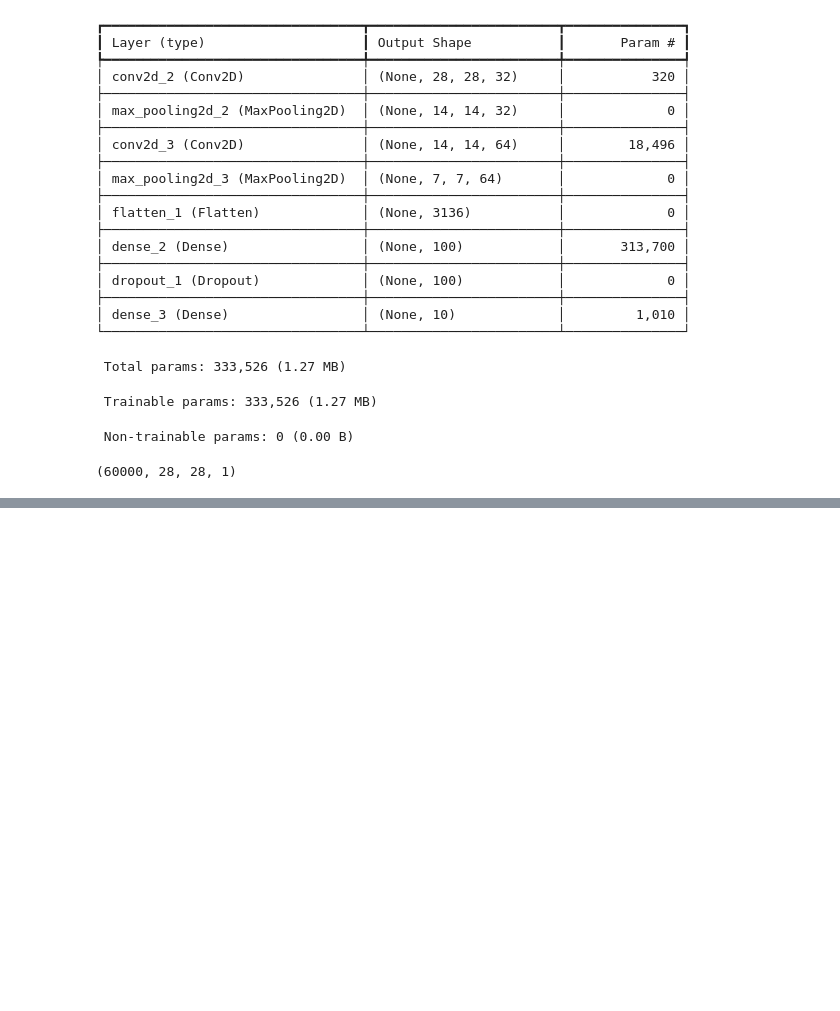
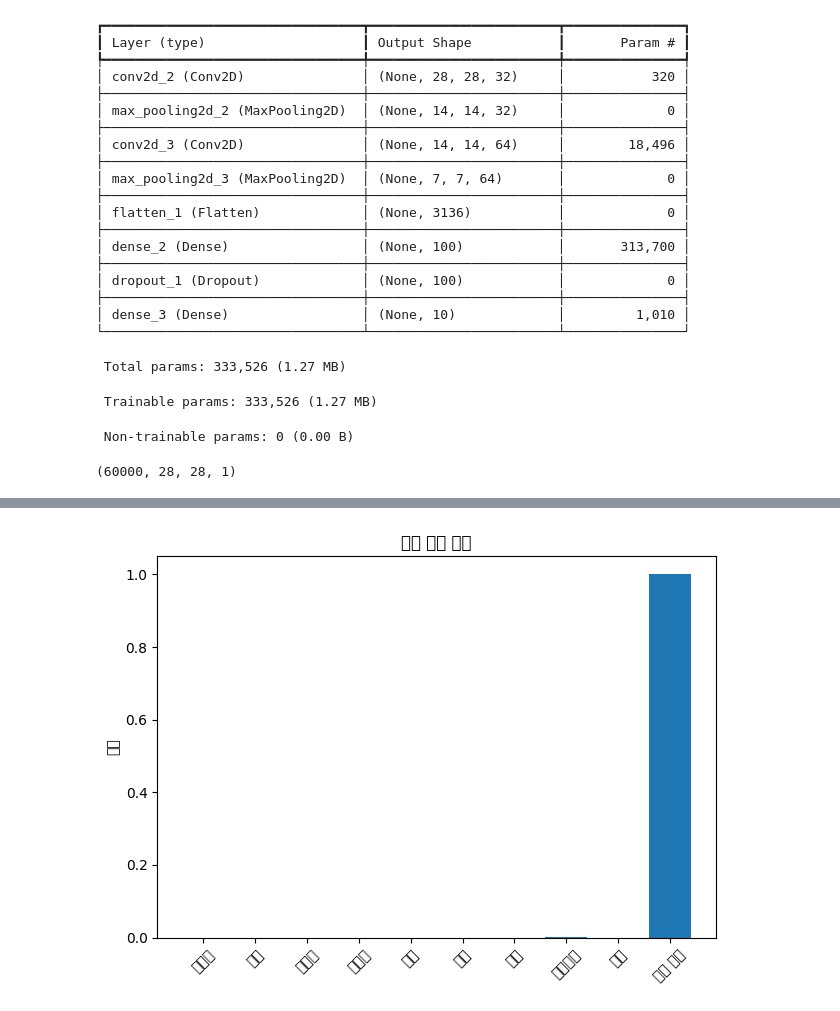
Before and after one commit to HyeokJung803/deeplearning, a Jupyter notebook: dl04-CNN.ipynb, the cells around one changed output, grey strips where cells are left out. Cells and saved outputs as stored; diff of their text form; code cells hidden in the pictures; blank space fills up the shorter version.

```diff
--- a/dl04-CNN.ipynb
+++ b/dl04-CNN.ipynb
@@ -123,0 +125,8 @@ model.evaluate()
+# %%
+import numpy as np
+preds = model.predict(test_scaled[0:1]) # 예측 (softmax로 10개의 클래스 확률 반환)
+np.argmax(preds) #9번
+
+classes = ['티셔츠', '바지', '스웨터', '드레스', '코트',
+           '샌달', '셔츠', '스니커즈', '가방', '앵클 부츠']
+classes[np.argmax(preds)] # 첫번째 사진의 예측 값은 앵클 부츠
@@ -123,0 +136,9 @@ model.evaluate()
+# %%
+plt.bar(range(1, 11), preds[0])
+plt.xticks(range(1, 11), classes, rotation=45)
+plt.ylabel('확률')
+plt.title('예측 확률 분포')
+plt.tight_layout()
+plt.show()
+# %% [output]
+[figure, added]
```
Also changed, not shown: parts of 7 cells of this notebook, 5 other files.
